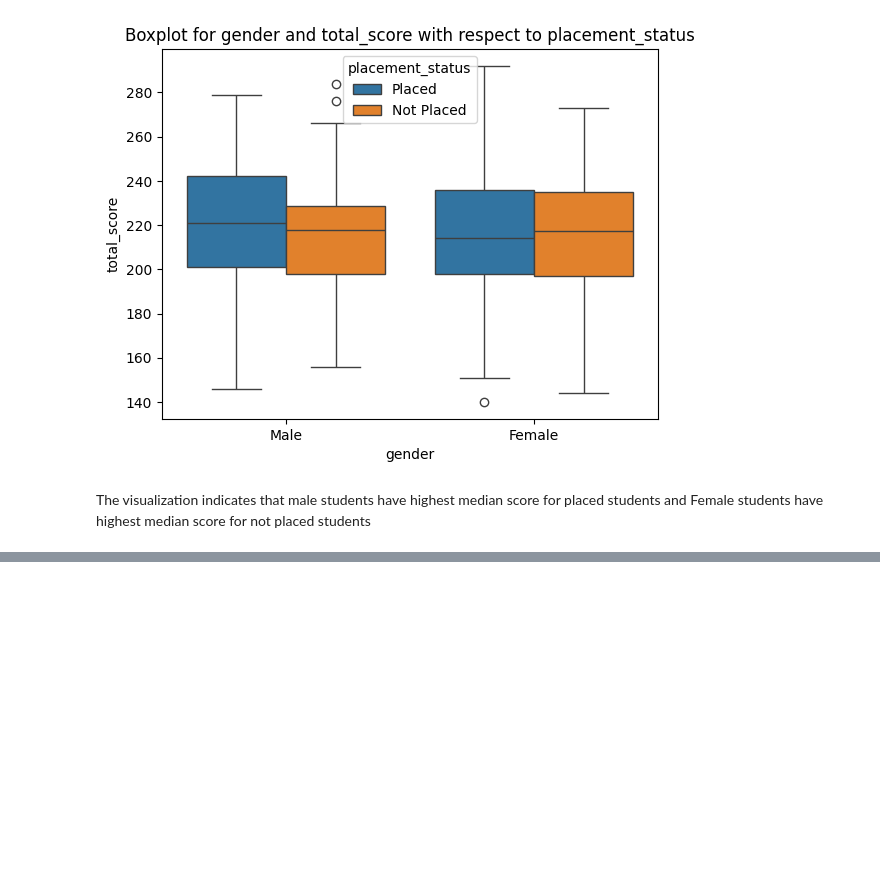
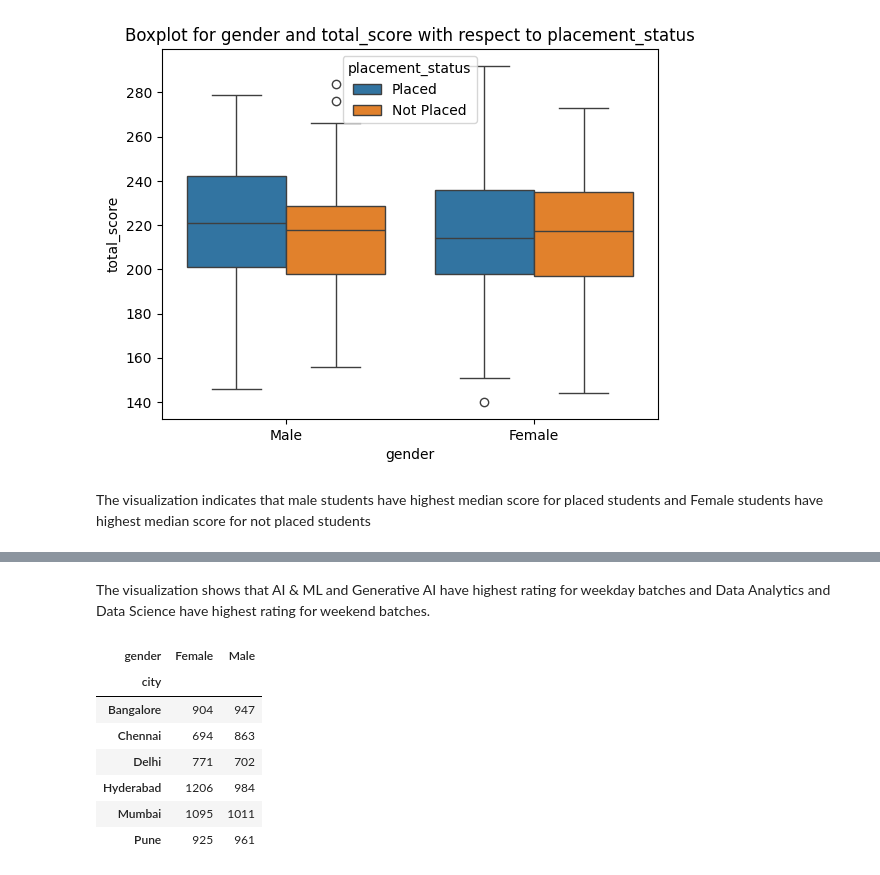
Before and after one commit to anuja-2904/Edtech_Student_Learning_data, a Jupyter notebook: Edtech_Student_Learning_data (1).ipynb, the cells around one changed output, grey strips where cells are left out. Saved outputs shown, nothing was run; the diff lists cells and outputs as text; code cells hidden in the pictures; blank space fills up the shorter version.

```diff
--- a/Edtech_Student_Learning_data (1).ipynb
+++ b/Edtech_Student_Learning_data (1).ipynb
@@ -1610,0 +1629,14 @@ The visualization indicates that male students have highest median score for pla
+# %% [markdown]
+The visualization shows that AI & ML and Generative AI have highest rating for weekday batches and Data Analytics and Data Science have highest rating for weekend batches.
+# %%
+ct2 = pd.crosstab(df["city"],df["gender"],values=df["learning_hours"],aggfunc='sum')
+ct2
+# %% [output]
+| gender | Female | Male |
+| city |  |  |
+| Bangalore | 904 | 947 |
+| Chennai | 694 | 863 |
+| Delhi | 771 | 702 |
+| Hyderabad | 1206 | 984 |
+| Mumbai | 1095 | 1011 |
+| Pune | 925 | 961 |
```
Also changed, not shown: parts of 4 cells of this notebook.
